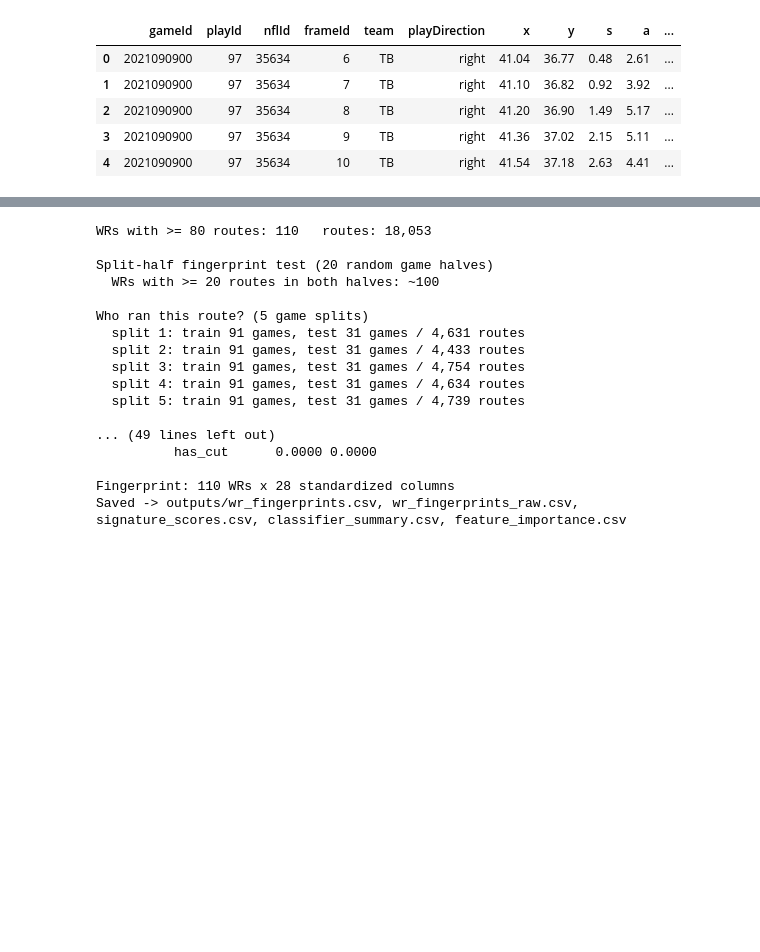
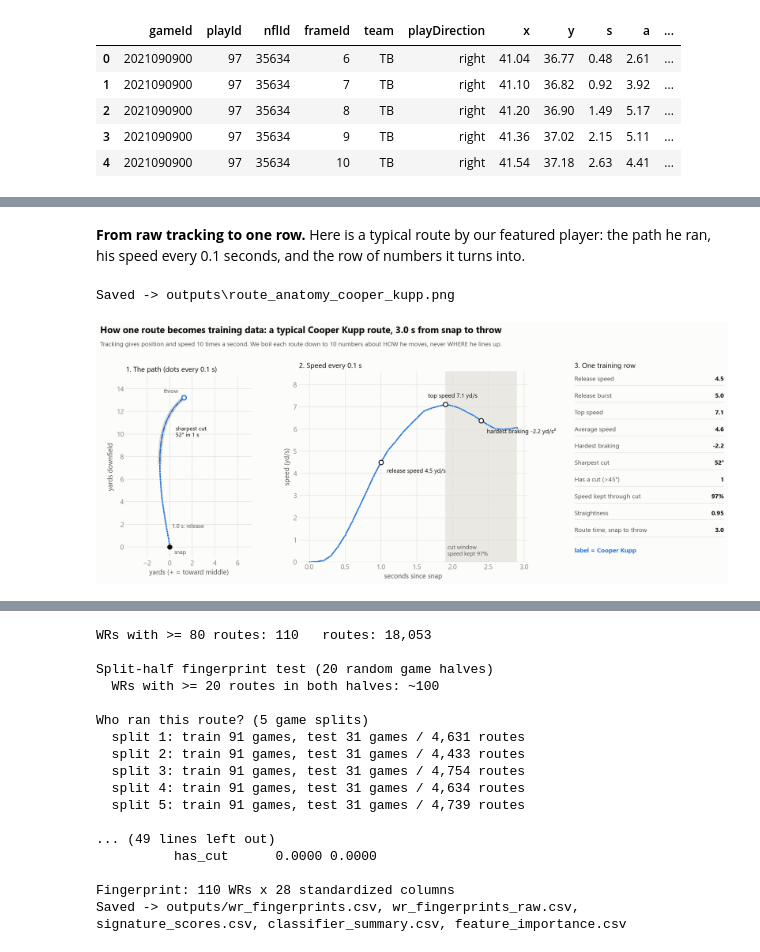
Before and after one commit to ananya1806/shadow, a Jupyter notebook: demo.ipynb, the cells around one changed output, grey strips where cells are left out. Drawn from its saved outputs; the diff is of its cells as text; code cells hidden in the pictures; blank space fills up the shorter version.

```diff
--- a/demo.ipynb
+++ b/demo.ipynb
@@ -95,0 +142,9 @@ We drop routes where the QB ran (not a real route) and routes where the receiver
+# %% [markdown]
+**From raw tracking to one row.** Here is a typical route by our featured player: the path he ran, his speed every
+0.1 seconds, and the row of numbers it turns into.
+# %%
+visuals.route_anatomy(visuals.load_training(), STAR)
+display(Image(OUT / f"route_anatomy_{visuals.slug(STAR)}.png", width=1000))
+# %% [output]
+Saved -> outputs\route_anatomy_cooper_kupp.png
+[figure, added]
```
Also changed, not shown: parts of 51 cells of this notebook, 13 other files.
